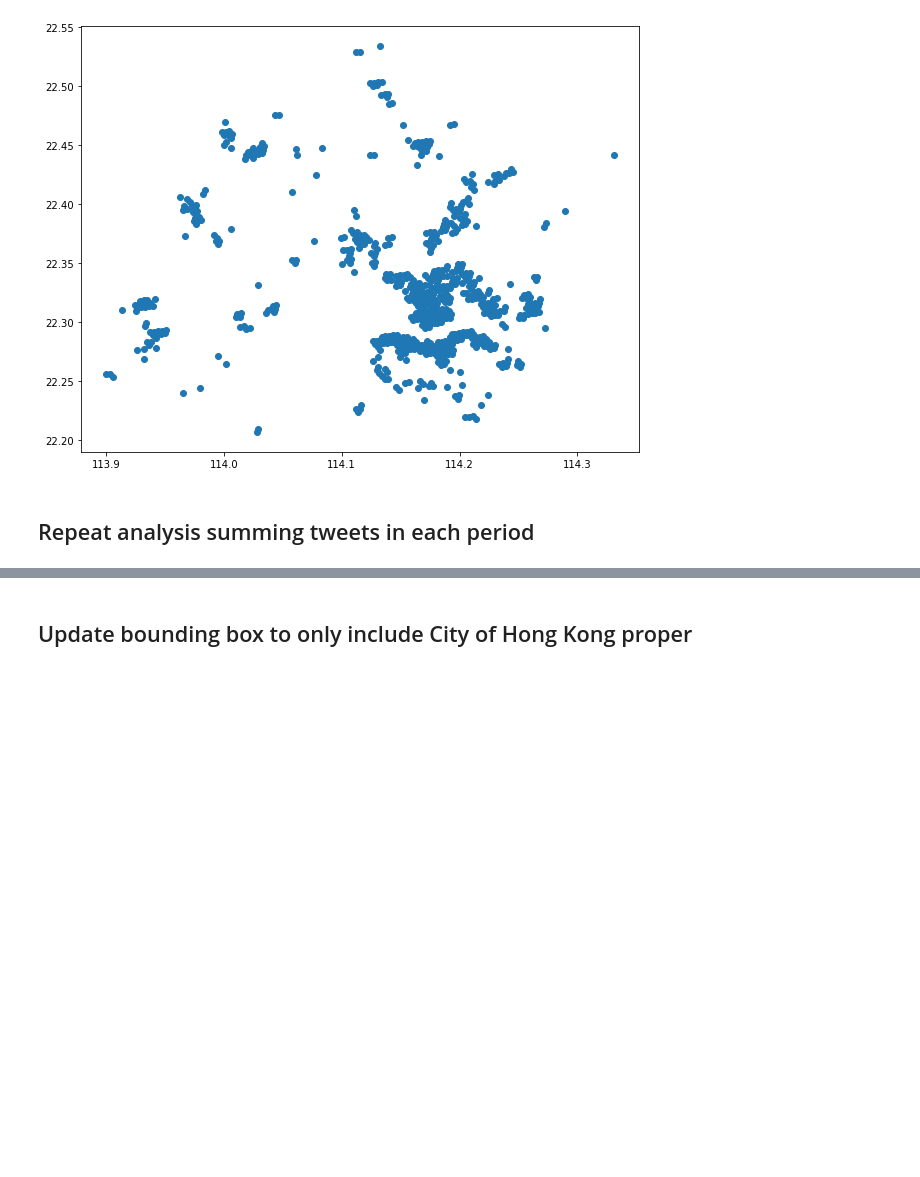
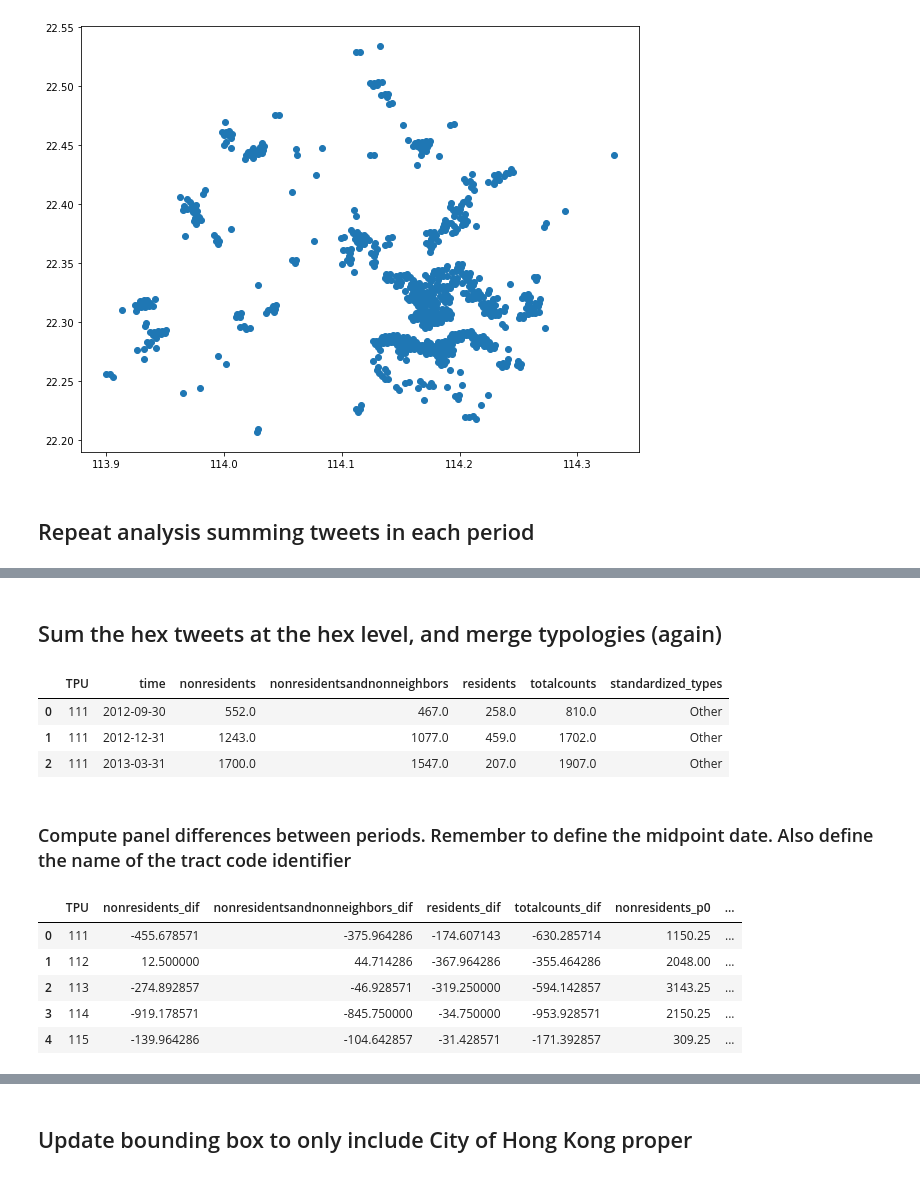
Before and after one commit to rpasquini/twitter_and_displacement, a Jupyter notebook: notebooks/Revised Analysis Example Counts by Typologies - Hong Kong.ipynb, the cells around one changed output, grey strips where cells are left out. Cells and saved outputs as stored; diff of their text form; code cells hidden in the pictures; blank space fills up the shorter version.

```diff
--- a/notebooks/Revised Analysis Example Counts by Typologies - Hong Kong.ipynb
+++ b/notebooks/Revised Analysis Example Counts by Typologies - Hong Kong.ipynb
@@ -595,0 +611,65 @@ plt.show()
+# %% [markdown]
+## Sum the hex tweets at the hex level, and merge typologies (again)
+# %%
+df_tract_level=dfcentroids[['nonresidents','nonresidentsandnonneighbors',
+                            'residents','totalcounts','TPU','time']].groupby(['TPU',
+                                                                                     'time']).sum().reset_index()
+
+typologies_code=dfcentroids[['TPU','standardized_types']].drop_duplicates()
+
+df_tract_level=df_tract_level.merge(typologies_code, left_on='TPU', right_on='TPU')
+df_tract_level.head(3)
+# %% [output]
+|  | TPU | time | nonresidents | nonresidentsandnonneighbors | residents | totalcounts | standardized_types |
+| 0 | 111 | 2012-09-30 | 552.0 | 467.0 | 258.0 | 810.0 | Other |
+| 1 | 111 | 2012-12-31 | 1243.0 | 1077.0 | 459.0 | 1702.0 | Other |
+| 2 | 111 | 2013-03-31 | 1700.0 | 1547.0 | 207.0 | 1907.0 | Other |
+# %% [markdown]
+### Compute panel differences between periods. Remember to define the midpoint date. Also define the name of the tract code identifier
+# %%
+import numpy as np
+def changebetweenperiods(df, datebeforeandafterperiod=datetime.datetime(2014,9,30), tractcode='TPU'):
+    df['period']=np.where(df.time>datebeforeandafterperiod,1,0)
+    df2=df.groupby([tractcode,'period']).mean()
+
+    # Diferencias entre periodos para cada una de las variables
+    df2dif=df2.groupby(tractcode)['nonresidents', 'nonresidentsandnonneighbors', 'residents', 'totalcounts'].diff(1)
+
+    # Me voy a quedar por un lado con las diferencias en df2dif, y por otro lado con el periodo 0 en df20
+    df2dif=df2dif.reset_index()
+    df2dif=df2dif.loc[df2dif.period==1]
+    #df2dif
+
+    df2b=df2.reset_index()
+    df20=df2b.loc[df2b.period==0]
+
+    # Junto todo en un merge
+    dfnew=df2dif.merge(df20, left_on=tractcode, right_on=tractcode, suffixes=('_dif', '_p0'))
+    dfnew=dfnew.drop(columns=['period_dif', 'period_p0'])
+    #dfnew
+
+    # computo las tasas de crecimiento en las variables _ch
+    for var in ['nonresidents', 'nonresidentsandnonneighbors','residents','totalcounts']:
+        dfnew[var+'_ch']=dfnew[var+'_dif']/dfnew[var+'_p0']
+
+
+    # Las versiones b de las tasas de crecimiento son solo las tasas para aquellos lugares que tenian mas de 50 tweets en periodo 0
+    for var in ['nonresidents', 'nonresidentsandnonneighbors','residents','totalcounts']:
+        dfnew[var+'_ch'+'b']=np.where(dfnew[var+'_p0']>50,dfnew[var+'_ch'],np.NaN)
+
+    return dfnew
+
+df_tract_level_changes=changebetweenperiods(df_tract_level,
+                                            datebeforeandafterperiod=datetime.datetime(2013,6,30),
+                                            tractcode='TPU')
+
+# merging typologies again
+df_tract_level_changes=df_tract_level_changes.merge(typologies_code, left_on='TPU', right_on='TPU')
+df_tract_level_changes.head(5)
+# %% [output]
+|  | TPU | nonresidents_dif | nonresidentsandnonneighbors_dif | residents_dif | totalcounts_dif | nonresidents_p0 | ... |
+| 0 | 111 | -455.678571 | -375.964286 | -174.607143 | -630.285714 | 1150.25 | ... |
+| 1 | 112 | 12.500000 | 44.714286 | -367.964286 | -355.464286 | 2048.00 | ... |
+| 2 | 113 | -274.892857 | -46.928571 | -319.250000 | -594.142857 | 3143.25 | ... |
+| 3 | 114 | -919.178571 | -845.750000 | -34.750000 | -953.928571 | 2150.25 | ... |
+| 4 | 115 | -139.964286 | -104.642857 | -31.428571 | -171.392857 | 309.25 | ... |
```
Also changed, not shown: parts of 6 cells of this notebook, 1 other file.
